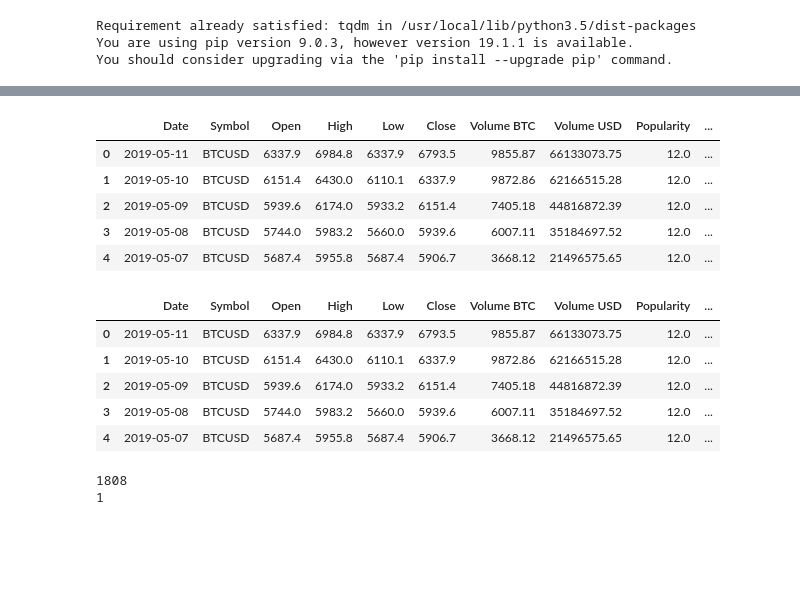
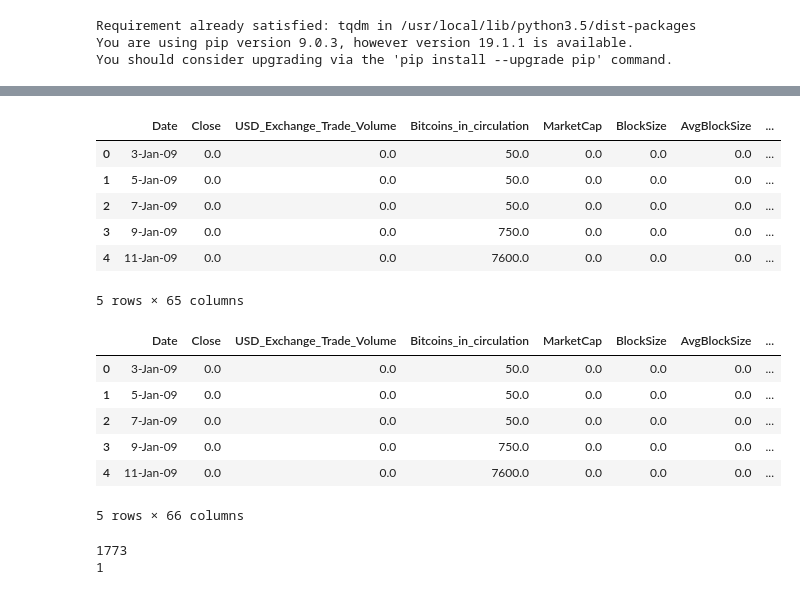
Before and after one commit to marlon-rodrigues/crypto_prediction, a Jupyter notebook: code/LSTM Model v1.0.ipynb, the cells around one changed output, grey strips where cells are left out. Cells and saved outputs as stored; diff of their text form; code cells hidden in the pictures; blank space fills up the shorter version.

```diff
--- a/code/LSTM Model v1.0.ipynb
+++ b/code/LSTM Model v1.0.ipynb
@@ -36,37 +34,40 @@ Using TensorFlow backend.
 # %%
 # Read Datasets
-research_data_raw = pd.read_csv('Datasets/bitcoin_research_data_v2.csv')
+#research_data_raw = pd.read_csv('Datasets/bitcoin_research_data_v2.csv')
+research_data = pd.read_csv('Datasets/BlockChain_Train_csv.csv')
 # Drop unnecessary columns
-research_data = research_data_raw.drop('Unnamed: 0', axis=1)
+#research_data = research_data_raw.drop('Unnamed: 0', axis=1)
 research_data.head()
 # %% [output]
-|  | Date | Symbol | Open | High | Low | Close | Volume BTC | Volume USD | Popularity | ... |
-| 0 | 2019-05-11 | BTCUSD | 6337.9 | 6984.8 | 6337.9 | 6793.5 | 9855.87 | 66133073.75 | 12.0 | ... |
-| 1 | 2019-05-10 | BTCUSD | 6151.4 | 6430.0 | 6110.1 | 6337.9 | 9872.86 | 62166515.28 | 12.0 | ... |
-| 2 | 2019-05-09 | BTCUSD | 5939.6 | 6174.0 | 5933.2 | 6151.4 | 7405.18 | 44816872.39 | 12.0 | ... |
-| 3 | 2019-05-08 | BTCUSD | 5744.0 | 5983.2 | 5660.0 | 5939.6 | 6007.11 | 35184697.52 | 12.0 | ... |
-| 4 | 2019-05-07 | BTCUSD | 5687.4 | 5955.8 | 5687.4 | 5906.7 | 3668.12 | 21496575.65 | 12.0 | ... |
+|  | Date | Close | USD_Exchange_Trade_Volume | Bitcoins_in_circulation | MarketCap | BlockSize | AvgBlockSize | ... |
+| 0 | 3-Jan-09 | 0.0 | 0.0 | 50.0 | 0.0 | 0.0 | 0.0 | ... |
+| 1 | 5-Jan-09 | 0.0 | 0.0 | 50.0 | 0.0 | 0.0 | 0.0 | ... |
+| 2 | 7-Jan-09 | 0.0 | 0.0 | 50.0 | 0.0 | 0.0 | 0.0 | ... |
+| 3 | 9-Jan-09 | 0.0 | 0.0 | 750.0 | 0.0 | 0.0 | 0.0 | ... |
+| 4 | 11-Jan-09 | 0.0 | 0.0 | 7600.0 | 0.0 | 0.0 | 0.0 | ... |
+5 rows × 65 columns
 # %%
 # Convert data to milliseconds
 research_data['Epoch'] = pd.to_datetime(research_data['Date'] + ' 23:59:59.000')
 research_data['Epoch'] = (research_data['Epoch'] - dt.datetime(1970,1,1)).dt.total_seconds().astype('int64')
 research_data.head()
 # %% [output]
-|  | Date | Symbol | Open | High | Low | Close | Volume BTC | Volume USD | Popularity | ... |
-| 0 | 2019-05-11 | BTCUSD | 6337.9 | 6984.8 | 6337.9 | 6793.5 | 9855.87 | 66133073.75 | 12.0 | ... |
-| 1 | 2019-05-10 | BTCUSD | 6151.4 | 6430.0 | 6110.1 | 6337.9 | 9872.86 | 62166515.28 | 12.0 | ... |
-| 2 | 2019-05-09 | BTCUSD | 5939.6 | 6174.0 | 5933.2 | 6151.4 | 7405.18 | 44816872.39 | 12.0 | ... |
-| 3 | 2019-05-08 | BTCUSD | 5744.0 | 5983.2 | 5660.0 | 5939.6 | 6007.11 | 35184697.52 | 12.0 | ... |
-| 4 | 2019-05-07 | BTCUSD | 5687.4 | 5955.8 | 5687.4 | 5906.7 | 3668.12 | 21496575.65 | 12.0 | ... |
+|  | Date | Close | USD_Exchange_Trade_Volume | Bitcoins_in_circulation | MarketCap | BlockSize | AvgBlockSize | ... |
+| 0 | 3-Jan-09 | 0.0 | 0.0 | 50.0 | 0.0 | 0.0 | 0.0 | ... |
+| 1 | 5-Jan-09 | 0.0 | 0.0 | 50.0 | 0.0 | 0.0 | 0.0 | ... |
+| 2 | 7-Jan-09 | 0.0 | 0.0 | 50.0 | 0.0 | 0.0 | 0.0 | ... |
+| 3 | 9-Jan-09 | 0.0 | 0.0 | 750.0 | 0.0 | 0.0 | 0.0 | ... |
+| 4 | 11-Jan-09 | 0.0 | 0.0 | 7600.0 | 0.0 | 0.0 | 0.0 | ... |
+5 rows × 66 columns
 # %%
 research_data_imp2 = research_data.copy()
-research_data_imp2.sort_values(by='Date', inplace=True, ascending=True) # Sort by date ascending
+#research_data_imp2.sort_values(by='Date', inplace=True, ascending=True) # Sort by date ascending
 forecast_out = int(math.ceil(0.0001 * len(research_data_imp2))) # 0.01% of data
 #forecast_out = int(math.ceil(0.0025 * len(research_data_imp2))) # 0.05% of data
 print(len(research_data_imp2))
 print(forecast_out)
 # %% [output]
-1808
+1773
 1
 # %%
 research_data_imp2['Prediction'] = research_data_imp2['Close'].shift(-forecast_out)
```
Also changed, not shown: parts of 9 cells of this notebook, 3 other files.
